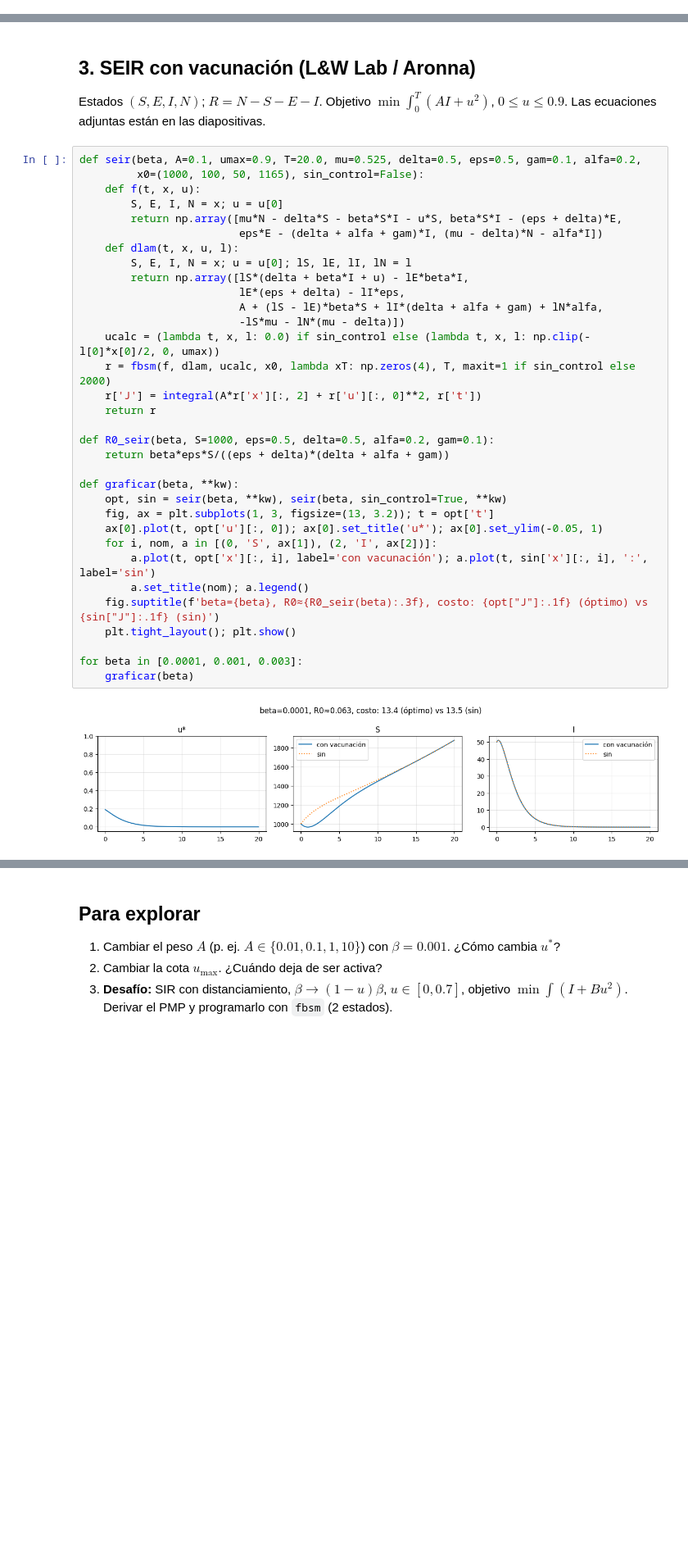
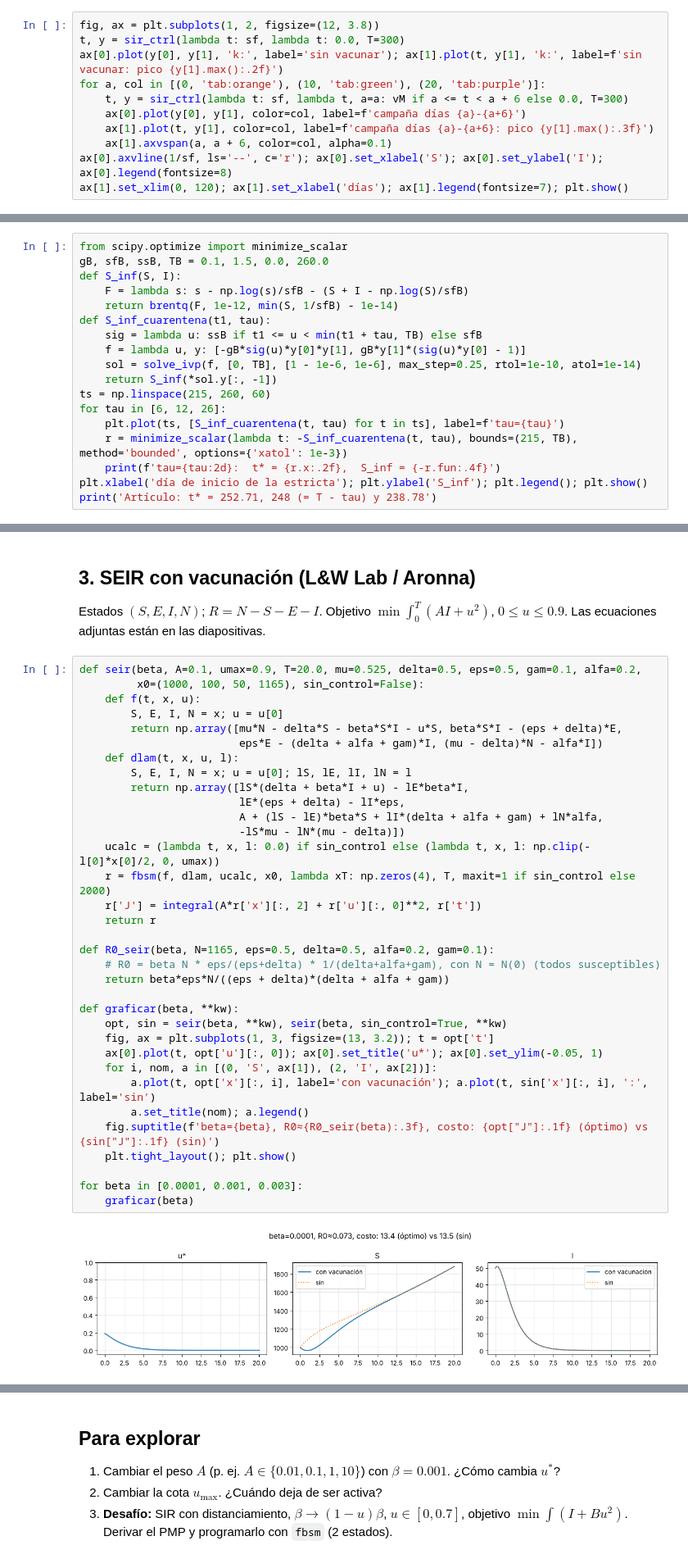
Before and after one commit to csfvega-arg/Colabs-materia-control, a Jupyter notebook: clase06.ipynb, the cells around one changed output, grey strips where cells are left out. Shown at 82% size. Cells and saved outputs as stored; diff of their text form; blank space fills up the shorter version.

```diff
--- a/clase06.ipynb
+++ b/clase06.ipynb
@@ -91,0 +157,11 @@ S_inf: simulado 0.058797   teórico 0.058797
+# %%
+fig, ax = plt.subplots(1, 2, figsize=(12, 3.8))
+t, y = sir_ctrl(lambda t: sf, lambda t: 0.0, T=300)
+ax[0].plot(y[0], y[1], 'k:', label='sin vacunar'); ax[1].plot(t, y[1], 'k:', label=f'sin vacunar: pico {y[1].max():.2f}')
+for a, col in [(0, 'tab:orange'), (10, 'tab:green'), (20, 'tab:purple')]:
+    t, y = sir_ctrl(lambda t: sf, lambda t, a=a: vM if a <= t < a + 6 else 0.0, T=300)
+    ax[0].plot(y[0], y[1], color=col, label=f'campaña días {a}-{a+6}')
+    ax[1].plot(t, y[1], color=col, label=f'campaña días {a}-{a+6}: pico {y[1].max():.3f}')
+    ax[1].axvspan(a, a + 6, color=col, alpha=0.1)
+ax[0].axvline(1/sf, ls='--', c='r'); ax[0].set_xlabel('S'); ax[0].set_ylabel('I'); ax[0].legend(fontsize=8)
+ax[1].set_xlim(0, 120); ax[1].set_xlabel('días'); ax[1].legend(fontsize=7); plt.show()
@@ -91,0 +175,18 @@ S_inf: simulado 0.058797   teórico 0.058797
+# %%
+from scipy.optimize import minimize_scalar
+gB, sfB, ssB, TB = 0.1, 1.5, 0.0, 260.0
+def S_inf(S, I):
+    F = lambda s: s - np.log(s)/sfB - (S + I - np.log(S)/sfB)
+    return brentq(F, 1e-12, min(S, 1/sfB) - 1e-14)
+def S_inf_cuarentena(t1, tau):
+    sig = lambda u: ssB if t1 <= u < min(t1 + tau, TB) else sfB
+    f = lambda u, y: [-gB*sig(u)*y[0]*y[1], gB*y[1]*(sig(u)*y[0] - 1)]
+    sol = solve_ivp(f, [0, TB], [1 - 1e-6, 1e-6], max_step=0.25, rtol=1e-10, atol=1e-14)
+    return S_inf(*sol.y[:, -1])
+ts = np.linspace(215, 260, 60)
+for tau in [6, 12, 26]:
+    plt.plot(ts, [S_inf_cuarentena(t, tau) for t in ts], label=f'tau={tau}')
+    r = minimize_scalar(lambda t: -S_inf_cuarentena(t, tau), bounds=(215, TB), method='bounded', options={'xatol': 1e-3})
+    print(f'tau={tau:2d}:  t* = {r.x:.2f},  S_inf = {-r.fun:.4f}')
+plt.xlabel('día de inicio de la estricta'); plt.ylabel('S_inf'); plt.legend(); plt.show()
+print('Artículo: t* = 252.71, 248 (= T - tau) y 238.78')
@@ -98,33 +205,34 @@ def seir(beta, A=0.1, umax=0.9, T=20.0, mu=0.525, delta=0.5, eps=0.5, gam=0.1, a
          x0=(1000, 100, 50, 1165), sin_control=False):
     def f(t, x, u):
         S, E, I, N = x; u = u[0]
         return np.array([mu*N - delta*S - beta*S*I - u*S, beta*S*I - (eps + delta)*E,
                          eps*E - (delta + alfa + gam)*I, (mu - delta)*N - alfa*I])
     def dlam(t, x, u, l):
         S, E, I, N = x; u = u[0]; lS, lE, lI, lN = l
         return np.array([lS*(delta + beta*I + u) - lE*beta*I,
                          lE*(eps + delta) - lI*eps,
                          A + (lS - lE)*beta*S + lI*(delta + alfa + gam) + lN*alfa,
                          -lS*mu - lN*(mu - delta)])
     ucalc = (lambda t, x, l: 0.0) if sin_control else (lambda t, x, l: np.clip(-l[0]*x[0]/2, 0, umax))
     r = fbsm(f, dlam, ucalc, x0, lambda xT: np.zeros(4), T, maxit=1 if sin_control else 2000)
     r['J'] = integral(A*r['x'][:, 2] + r['u'][:, 0]**2, r['t'])
     return r
 
-def R0_seir(beta, S=1000, eps=0.5, delta=0.5, alfa=0.2, gam=0.1):
-    return beta*eps*S/((eps + delta)*(delta + alfa + gam))
+def R0_seir(beta, N=1165, eps=0.5, delta=0.5, alfa=0.2, gam=0.1):
+    # R0 = beta N * eps/(eps+delta) * 1/(delta+alfa+gam), con N = N(0) (todos susceptibles)
+    return beta*eps*N/((eps + delta)*(delta + alfa + gam))
 
 def graficar(beta, **kw):
     opt, sin = seir(beta, **kw), seir(beta, sin_control=True, **kw)
     fig, ax = plt.subplots(1, 3, figsize=(13, 3.2)); t = opt['t']
     ax[0].plot(t, opt['u'][:, 0]); ax[0].set_title('u*'); ax[0].set_ylim(-0.05, 1)
     for i, nom, a in [(0, 'S', ax[1]), (2, 'I', ax[2])]:
         a.plot(t, opt['x'][:, i], label='con vacunación'); a.plot(t, sin['x'][:, i], ':', label='sin')
         a.set_title(nom); a.legend()
     fig.suptitle(f'beta={beta}, R0≈{R0_seir(beta):.3f}, costo: {opt["J"]:.1f} (óptimo) vs {sin["J"]:.1f} (sin)')
     plt.tight_layout(); plt.show()
 
 for beta in [0.0001, 0.001, 0.003]:
     graficar(beta)
 # %% [output]
-[figure, old version]
+[figure, new version]
```
Also changed, not shown: parts of 23 cells of this notebook.
